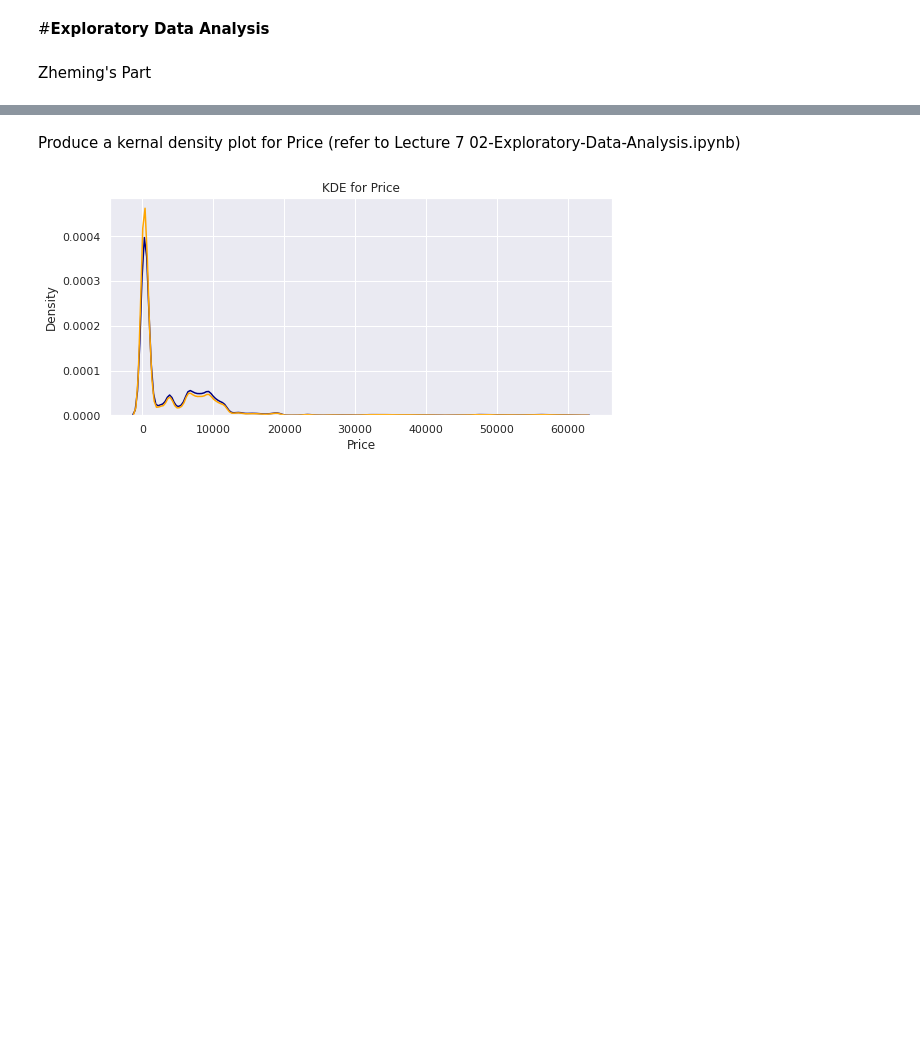
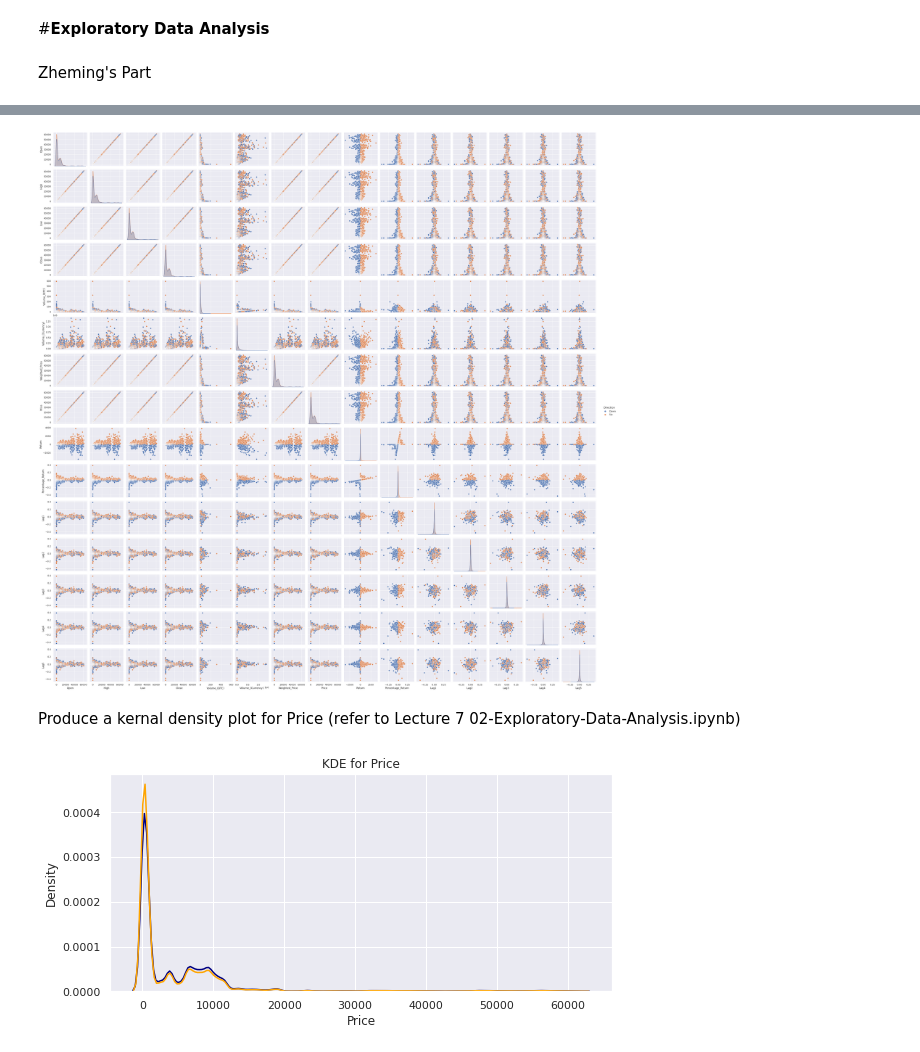
Before and after one commit to zhouchun0105/BA780-project, a Jupyter notebook: Bitcoin_Price_and_its_Movement_Direction_Prediction.ipynb, the cells around one changed output, grey strips where cells are left out. Drawn from its saved outputs; the diff is of its cells as text; code cells hidden in the pictures; blank space fills up the shorter version.

```diff
--- a/Bitcoin_Price_and_its_Movement_Direction_Prediction.ipynb
+++ b/Bitcoin_Price_and_its_Movement_Direction_Prediction.ipynb
@@ -136,3 +141,7 @@ Zheming's Part
+# %%
+sns.pairplot(df, hue='Direction', height=2.5);
+# %% [output]
+[figure, added]
 # %% [markdown]
 Produce a kernal density plot for Price (refer to Lecture 7 02-Exploratory-Data-Analysis.ipynb)
 # %%
```
Also changed, not shown: parts of 7 cells of this notebook.
